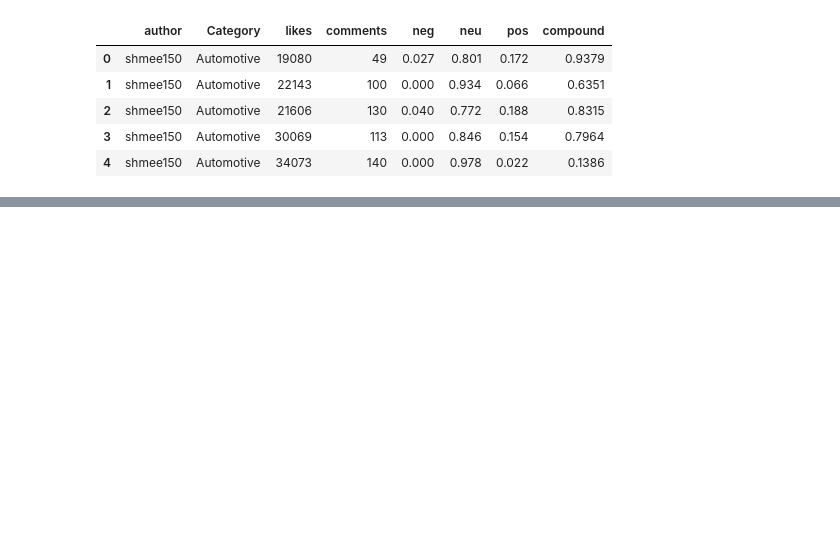
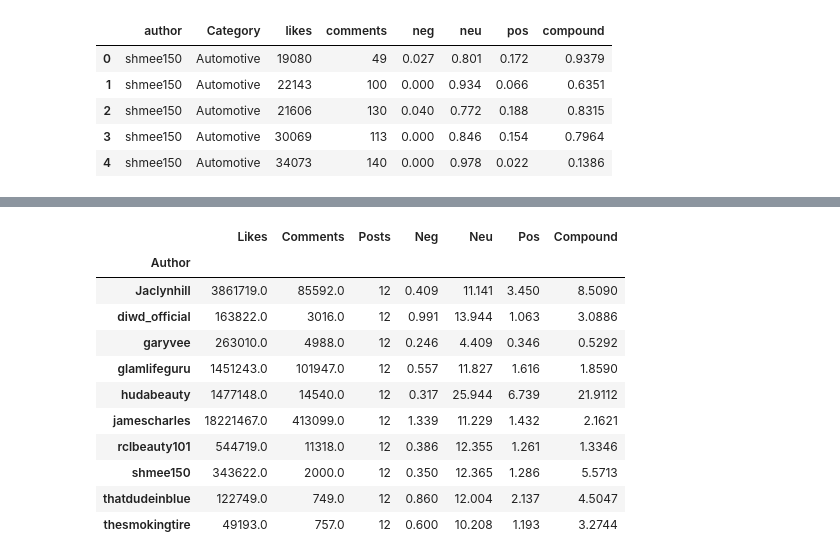
Before and after one commit to jfreese816/Final_Project, a Jupyter notebook: assets/ipynb/ig_likes_comments_sentiment_jc_2021-8-26.ipynb, the cells around one changed output, grey strips where cells are left out. Drawn from its saved outputs; the diff is of its cells as text; code cells hidden in the pictures; blank space fills up the shorter version.

Commit message:
update ig_likes_comments_sentiment_jc and word_tokenizer_ig_data_jc -AMY files.

```diff
--- a/assets/ipynb/ig_likes_comments_sentiment_jc_2021-8-26.ipynb
+++ b/assets/ipynb/ig_likes_comments_sentiment_jc_2021-8-26.ipynb
@@ -38,2 +51,23 @@ new_df.head()
 # %%
 new_df.to_csv("../../resources/ig_likes_comments_sentiment_jc_2021-08-26")
+# %%
+# ig_perf_summary = new_df.groupby('Author')['Likes', 'Comments', 'Neg', 'neu', 'Pos', 'Compound'].sum().reset_index()
+ig_perf_summary = new_df.groupby(['Author'])[['Likes', 'Comments', 'Neg', 'Neu', 'Pos', 'Compound']].apply(sum)
+
+# insert new column, adding number of posts each Author (IG) has
+ig_perf_summary.insert(2, "Posts", "12")
+
+ig_perf_summary
+# %% [output]
+|  | Likes | Comments | Posts | Neg | Neu | Pos | Compound |
+| Author |  |  |  |  |  |  |  |
+| Jaclynhill | 3861719.0 | 85592.0 | 12 | 0.409 | 11.141 | 3.450 | 8.5090 |
+| diwd_official | 163822.0 | 3016.0 | 12 | 0.991 | 13.944 | 1.063 | 3.0886 |
+| garyvee | 263010.0 | 4988.0 | 12 | 0.246 | 4.409 | 0.346 | 0.5292 |
+| glamlifeguru | 1451243.0 | 101947.0 | 12 | 0.557 | 11.827 | 1.616 | 1.8590 |
+| hudabeauty | 1477148.0 | 14540.0 | 12 | 0.317 | 25.944 | 6.739 | 21.9112 |
+| jamescharles | 18221467.0 | 413099.0 | 12 | 1.339 | 11.229 | 1.432 | 2.1621 |
+| rclbeauty101 | 544719.0 | 11318.0 | 12 | 0.386 | 12.355 | 1.261 | 1.3346 |
+| shmee150 | 343622.0 | 2000.0 | 12 | 0.350 | 12.365 | 1.286 | 5.5713 |
+| thatdudeinblue | 122749.0 | 749.0 | 12 | 0.860 | 12.004 | 2.137 | 4.5047 |
+| thesmokingtire | 49193.0 | 757.0 | 12 | 0.600 | 10.208 | 1.193 | 3.2744 |
```
Also changed, not shown: parts of 3 cells of this notebook, 5 other files.
